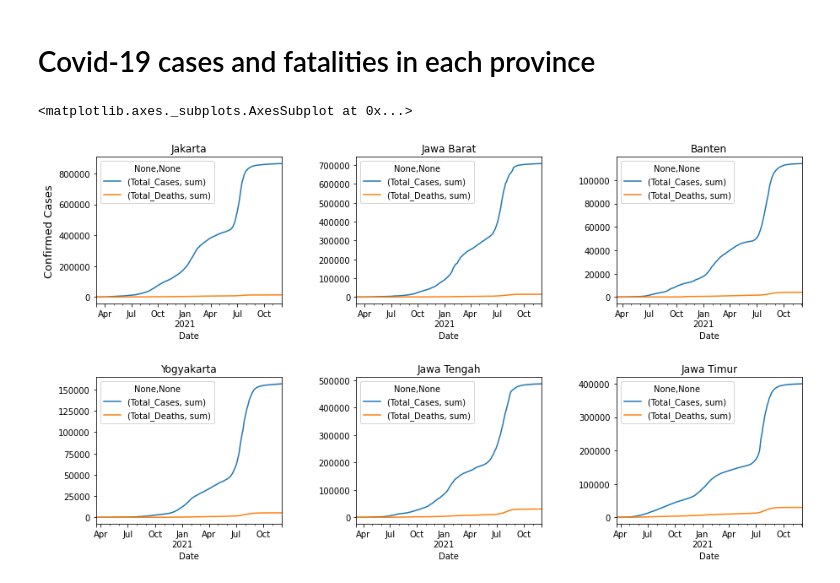
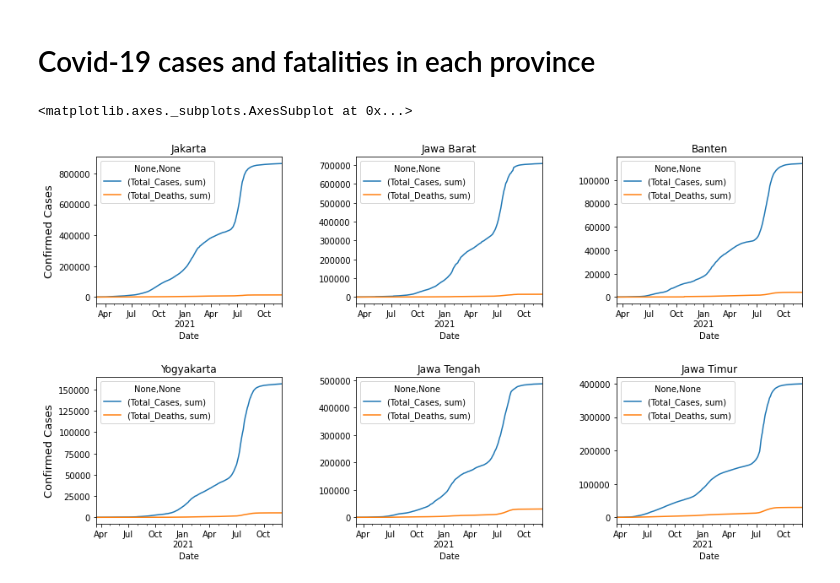
Before and after one commit to azizpambayun/project, a Jupyter notebook: covid_19_analysis_and_visualization_in_Indonesia.ipynb, the cells around one changed output. Drawn from its saved outputs; the diff is of its cells as text; code cells hidden in the pictures.

```diff
--- a/covid_19_analysis_and_visualization_in_Indonesia.ipynb
+++ b/covid_19_analysis_and_visualization_in_Indonesia.ipynb
@@ -206,31 +210,32 @@ cc_jateng = covid[covid['Location_ISO_Code']=='ID-JT'].groupby(['Date']).agg({'T
 fatalities_jateng = covid[covid['Location_ISO_Code']=='ID-JT'].groupby(['Date']).agg({'Total_Deaths':['sum']})
 jateng = cc_jateng.join(fatalities_jateng)
 
 #Confirmned cases and fatalities in Jawa Timur
 cc_jatim = covid[covid['Location_ISO_Code']=='ID-JI'].groupby(['Date']).agg({'Total_Cases':['sum']})
 fatalities_jatim = covid[covid['Location_ISO_Code']=='ID-JI'].groupby(['Date']).agg({'Total_Deaths':['sum']})
 jatim = cc_jatim.join(fatalities_jatim)
 
 plt.figure(figsize=(15,8))
 plt.subplot(2,3,1)
 plt.subplots_adjust(hspace=0.5, wspace=0.4)
 jakarta.plot(ax=plt.gca(), title='Jakarta')
 plt.ylabel('Confirmed Cases', size=13)
 
 plt.subplot(2,3,2)
 jabar.plot(ax=plt.gca(), title='Jawa Barat')
 
 plt.subplot(2,3,3)
 banten.plot(ax=plt.gca(), title='Banten')
 
 plt.subplot(2,3,4)
 yogyakarta.plot(ax=plt.gca(), title='Yogyakarta')
+plt.ylabel('Confirmed Cases', size=13)
 
 plt.subplot(2,3,5)
 jateng.plot(ax=plt.gca(), title='Jawa Tengah')
 
 plt.subplot(2,3,6)
 jatim.plot(ax=plt.gca(), title='Jawa Timur')
 # %% [output]
 <matplotlib.axes._subplots.AxesSubplot at 0x...>
-[figure, old version]
+[figure, new version]
```
Also changed, not shown: parts of 3 cells of this notebook.
